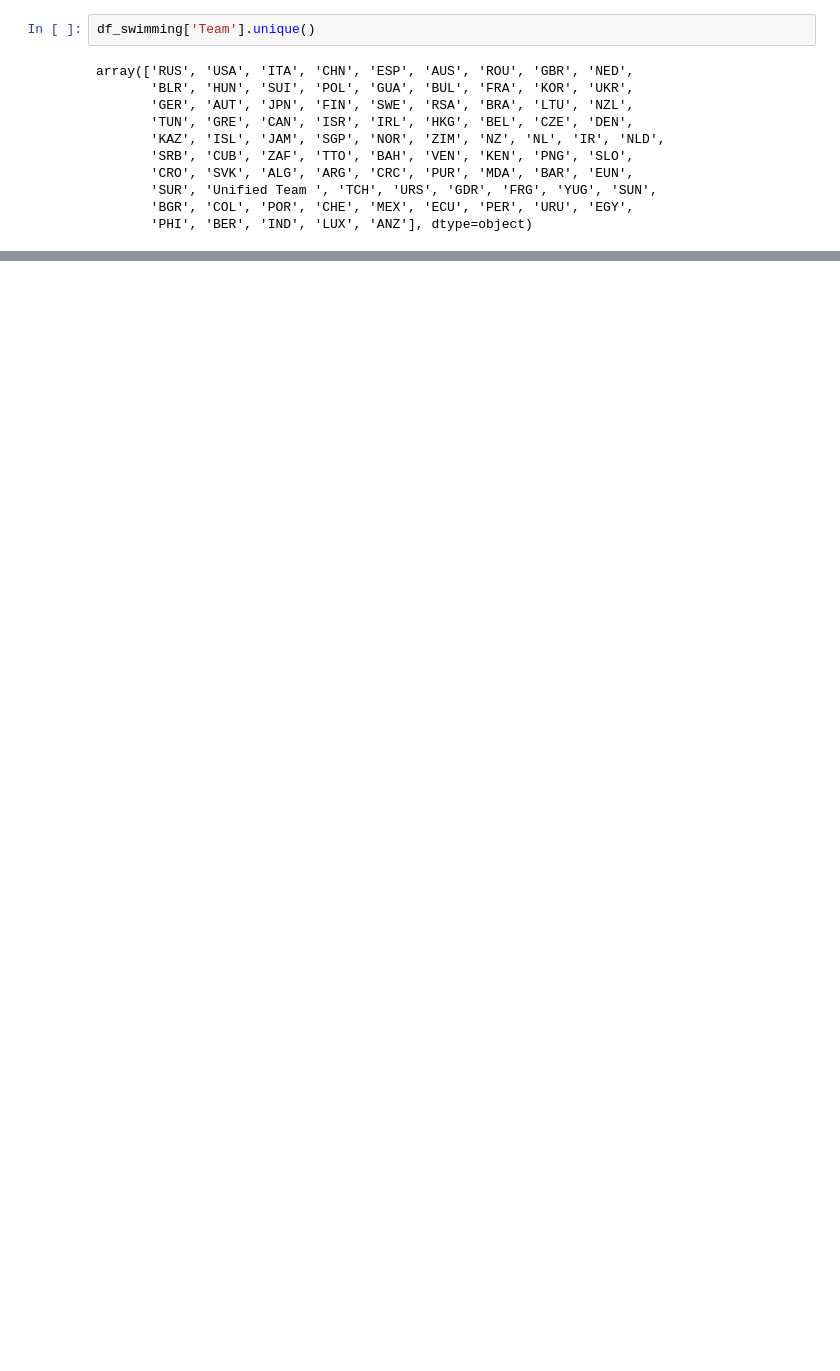
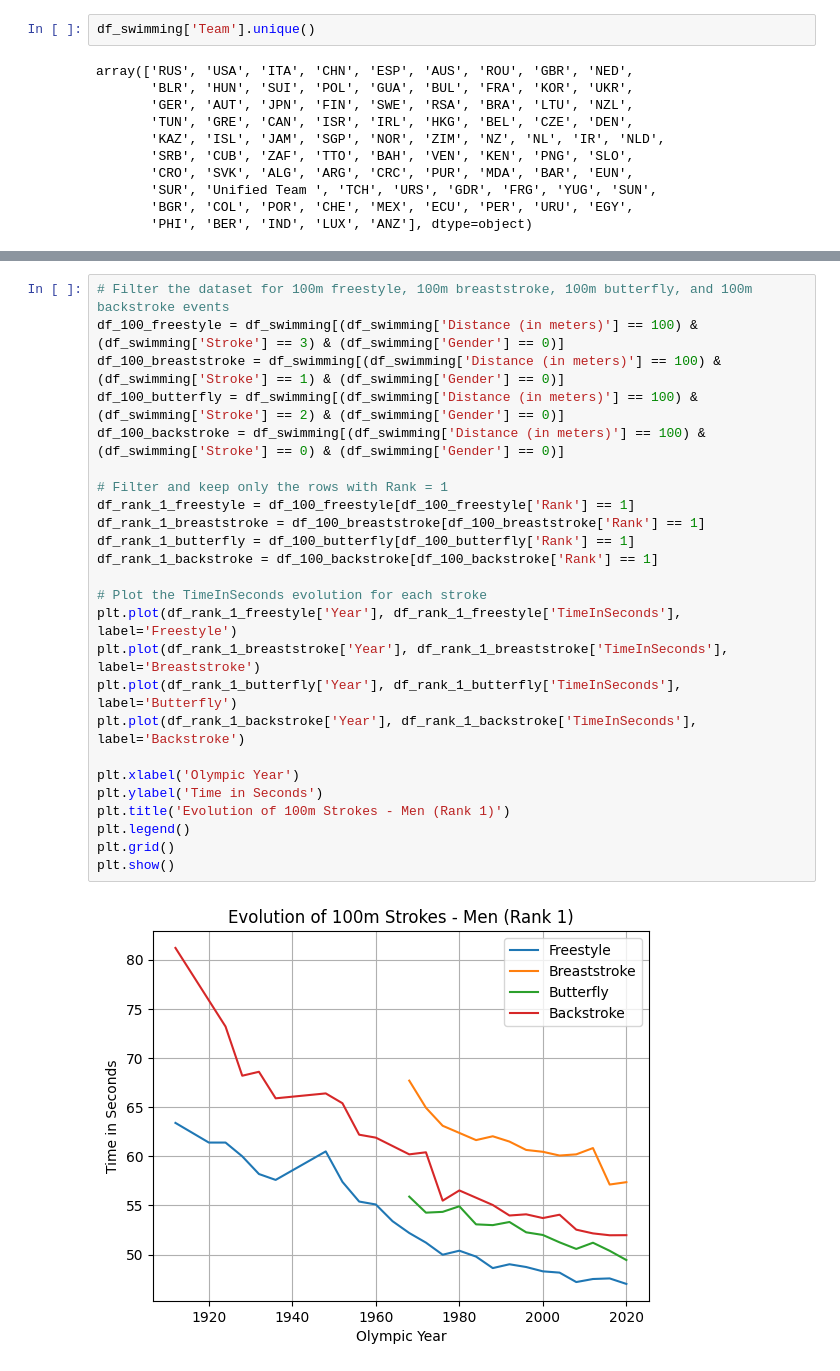
Before and after one commit to marcohl/olympics_swimming, a Jupyter notebook: Swimming_olympics.ipynb, the cells around one changed output, grey strips where cells are left out. Drawn from its saved outputs; the diff is of its cells as text; blank space fills up the shorter version.

```diff
--- a/Swimming_olympics.ipynb
+++ b/Swimming_olympics.ipynb
@@ -206,0 +260,27 @@ array(['RUS', 'USA', 'ITA', 'CHN', 'ESP', 'AUS', 'ROU', 'GBR', 'NED',
+# %%
+# Filter the dataset for 100m freestyle, 100m breaststroke, 100m butterfly, and 100m backstroke events
+df_100_freestyle = df_swimming[(df_swimming['Distance (in meters)'] == 100) & (df_swimming['Stroke'] == 3) & (df_swimming['Gender'] == 0)]
+df_100_breaststroke = df_swimming[(df_swimming['Distance (in meters)'] == 100) & (df_swimming['Stroke'] == 1) & (df_swimming['Gender'] == 0)]
+df_100_butterfly = df_swimming[(df_swimming['Distance (in meters)'] == 100) & (df_swimming['Stroke'] == 2) & (df_swimming['Gender'] == 0)]
+df_100_backstroke = df_swimming[(df_swimming['Distance (in meters)'] == 100) & (df_swimming['Stroke'] == 0) & (df_swimming['Gender'] == 0)]
+
+# Filter and keep only the rows with Rank = 1
+df_rank_1_freestyle = df_100_freestyle[df_100_freestyle['Rank'] == 1]
+df_rank_1_breaststroke = df_100_breaststroke[df_100_breaststroke['Rank'] == 1]
+df_rank_1_butterfly = df_100_butterfly[df_100_butterfly['Rank'] == 1]
+df_rank_1_backstroke = df_100_backstroke[df_100_backstroke['Rank'] == 1]
+
+# Plot the TimeInSeconds evolution for each stroke
+plt.plot(df_rank_1_freestyle['Year'], df_rank_1_freestyle['TimeInSeconds'], label='Freestyle')
+plt.plot(df_rank_1_breaststroke['Year'], df_rank_1_breaststroke['TimeInSeconds'], label='Breaststroke')
+plt.plot(df_rank_1_butterfly['Year'], df_rank_1_butterfly['TimeInSeconds'], label='Butterfly')
+plt.plot(df_rank_1_backstroke['Year'], df_rank_1_backstroke['TimeInSeconds'], label='Backstroke')
+
+plt.xlabel('Olympic Year')
+plt.ylabel('Time in Seconds')
+plt.title('Evolution of 100m Strokes - Men (Rank 1)')
+plt.legend()
+plt.grid()
+plt.show()
+# %% [output]
+[figure, added]
```
Also changed, not shown: parts of 6 cells of this notebook.
